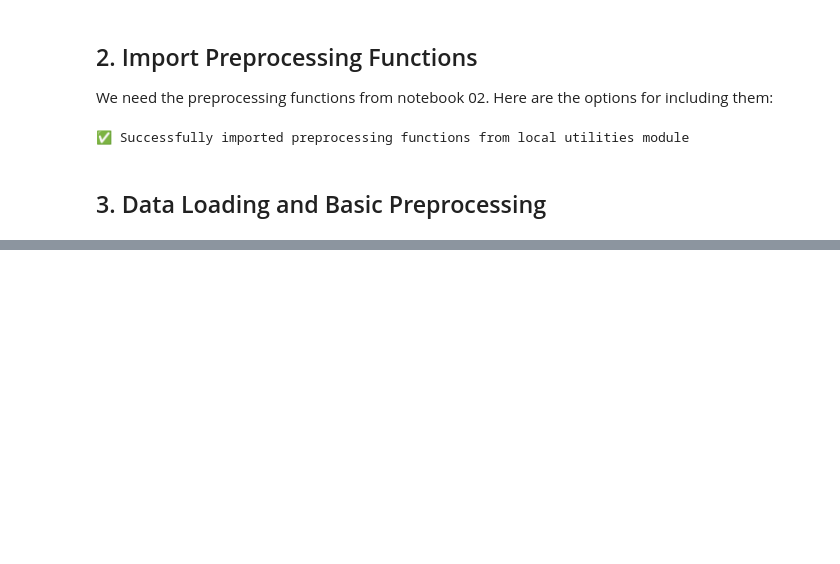
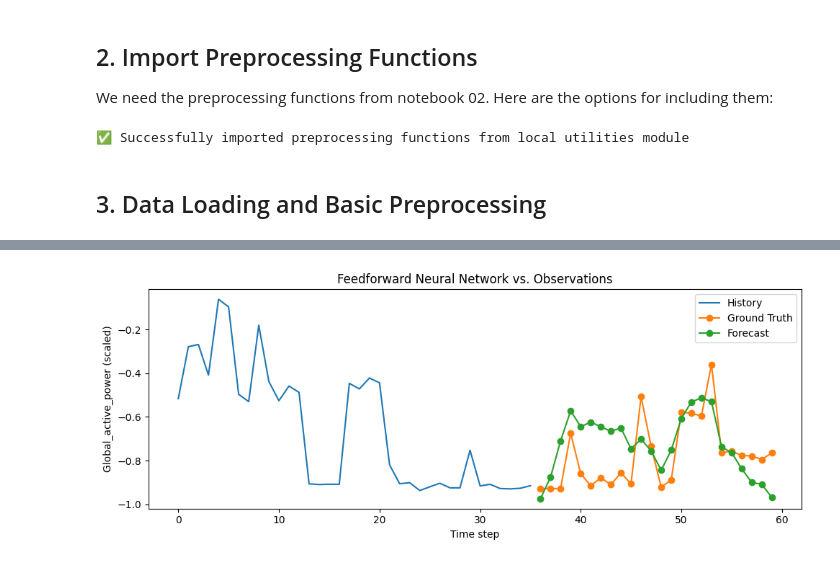
Before and after one commit to giulatona/iecon2025_tutorial, a Jupyter notebook: notebooks/03_forecasting_models.ipynb, the cells around one changed output, grey strips where cells are left out. Cells and saved outputs as stored; diff of their text form; code cells hidden in the pictures; blank space fills up the shorter version.

```diff
--- a/notebooks/03_forecasting_models.ipynb
+++ b/notebooks/03_forecasting_models.ipynb
@@ -180,0 +549,11 @@ Features: 19, Samples: 24,212
+# %%
+plot_forecast_sample(
+    model=feedforward_model,
+    dataset=test_dataset,
+    config=TRAINING_CONFIG,
+    sample_index=0,
+    target_index=used_target_index,
+    title="Feedforward Neural Network vs. Observations"
+)
+# %% [output]
+[figure, added]
```
Also changed, not shown: parts of 30 cells of this notebook, 1 other file.
